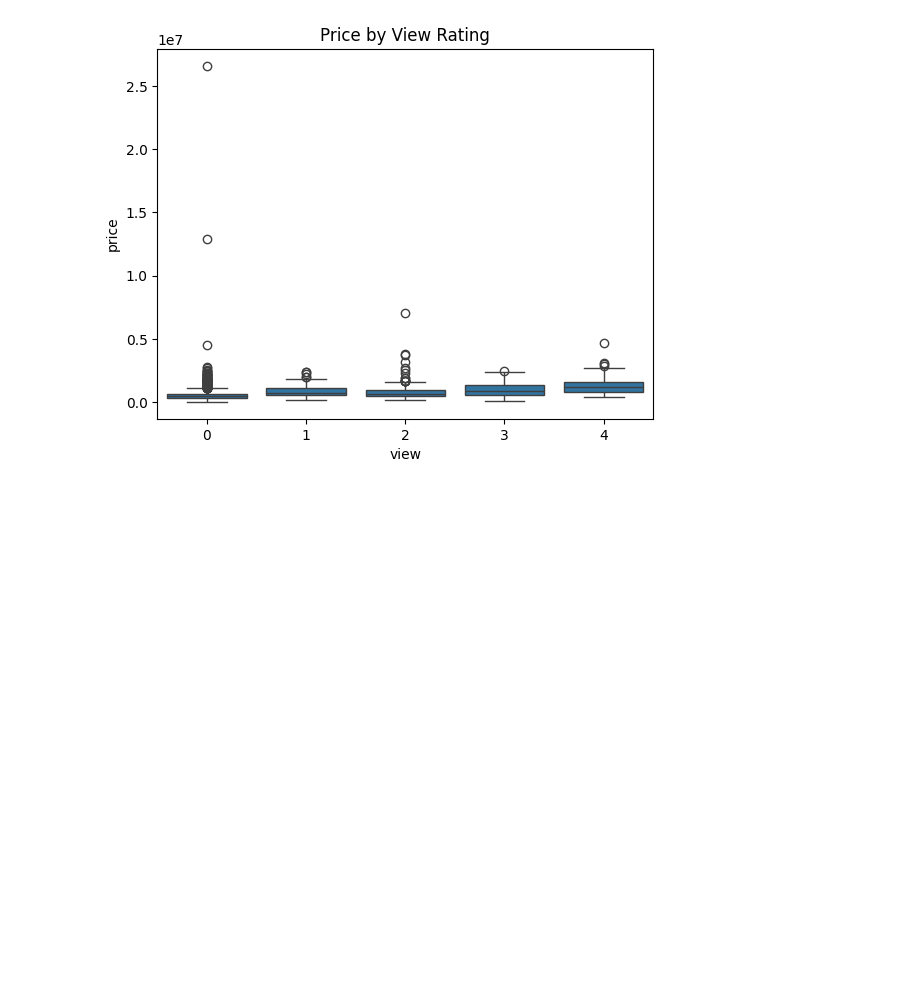
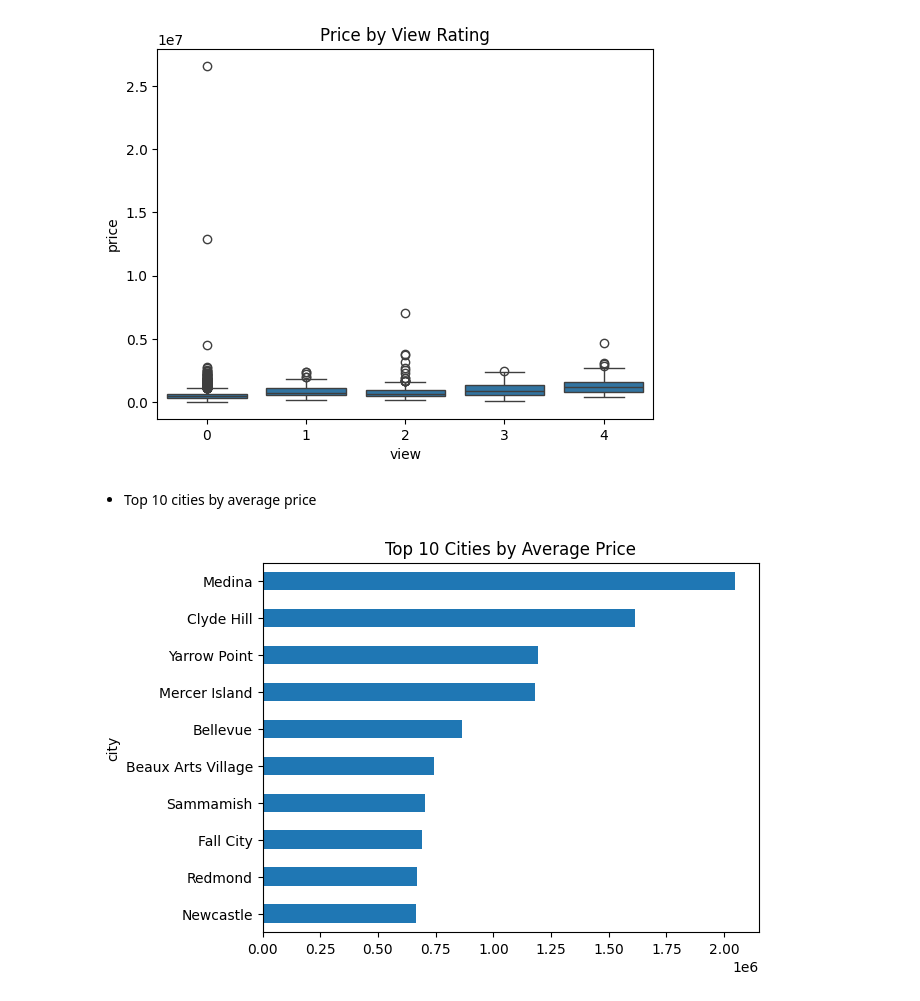
Before and after one commit to geershatisaxena/House-Price-Predictor, a Jupyter notebook: house prediction.ipynb, the cells around one changed output. Drawn from its saved outputs; the diff is of its cells as text; code cells hidden in the pictures; blank space fills up the shorter version.

```diff
--- a/house prediction.ipynb
+++ b/house prediction.ipynb
@@ -427,3 +427,12 @@ plt.title("Price by View Rating")
 # %% [output]
 Text(0.5, 1.0, 'Price by View Rating')
 [figure]
+# %% [markdown]
+- Top 10 cities by average price
+# %%
+plt.figure()
+df.groupby("city")["price"].mean().sort_values(ascending=False).head(10).plot(kind="barh")
+plt.title("Top 10 Cities by Average Price")
+plt.gca().invert_yaxis()
+# %% [output]
+[figure, added]
```
